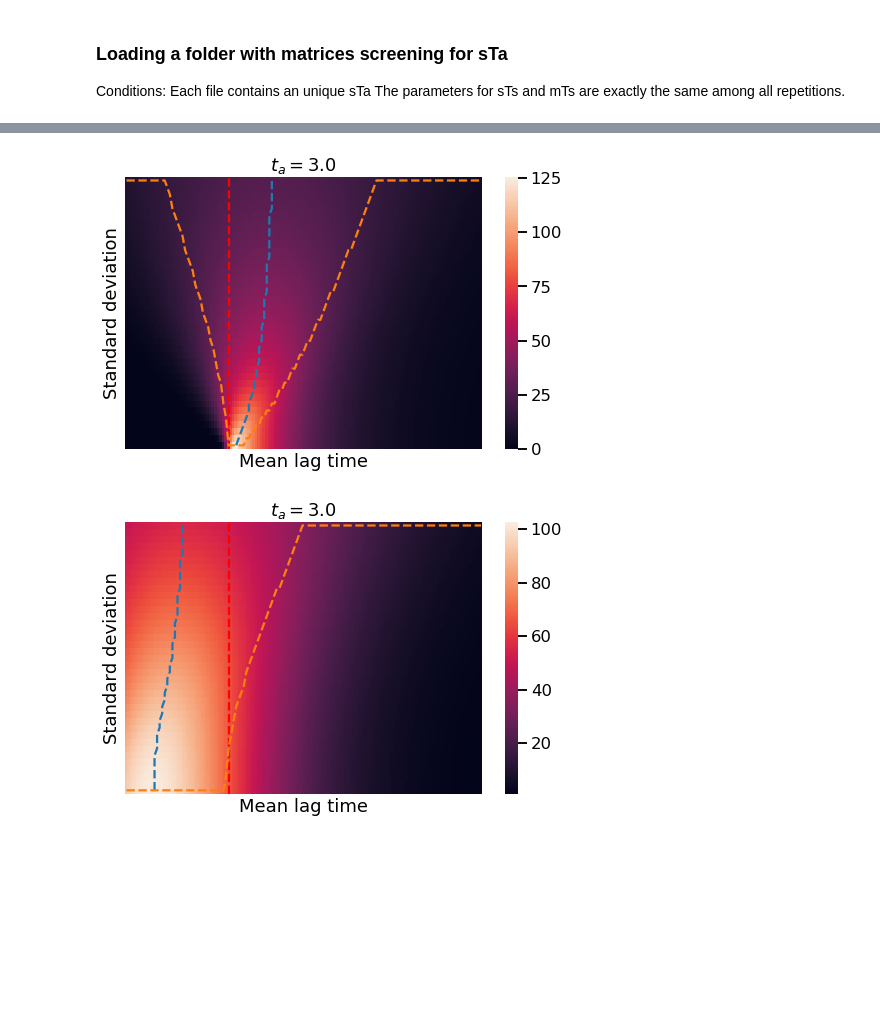
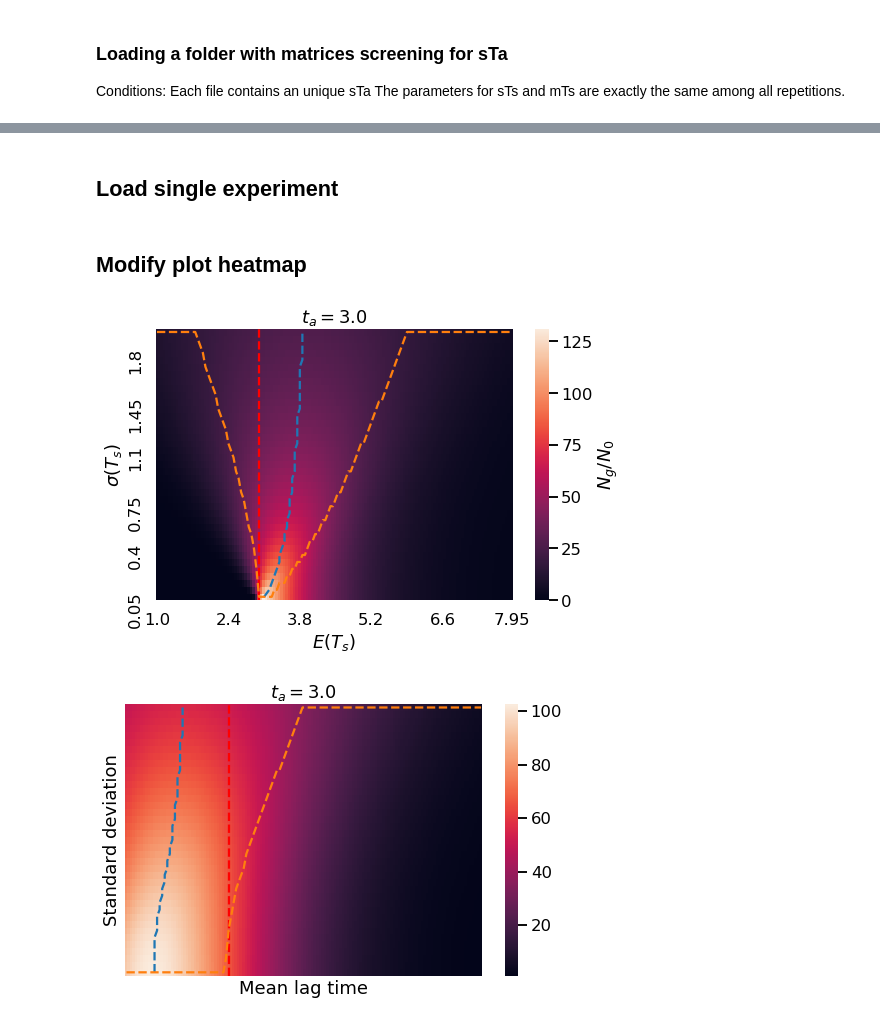
Before and after one commit to gutiloluis/pqe1, a Jupyter notebook: 190416_LoadIntegration.ipynb, the cells around one changed output, grey strips where cells are left out. Drawn from its saved outputs; the diff is of its cells as text; code cells hidden in the pictures; blank space fills up the shorter version.

Commit message:
heatmapsv2 in loadintegration

```diff
--- a/190416_LoadIntegration.ipynb
+++ b/190416_LoadIntegration.ipynb
@@ -69,3 +71,5 @@ for i in range(len(EXP_KEY)):
     meta = load_metadata(EXP_KEY[i], prefix=dir_load, print_meta=False)
     STa[i] = sTa
     NNN[i, :, :] = np.load(dir_load+F_npy[i])
+# %% [markdown]
+## Load single experiment
@@ -95,7 +107,50 @@ def plot_heatmap(MTs, STs, MN, mTa, MTs_step, exp_key = None):
+# %% [markdown]
+## Modify plot heatmap
+# %%
+def plot_heatmap2(MTs, STs, MN, mTa, MTs_step, exp_key = None):
+
+
+    STs_s = [None]*len(STs)
+    n_ticks_s = 5
+    STs_i = np.arange(len(STs))[0::len(STs)//n_ticks_s]
+#     STs_i = np.append(STs_i, len(STs)-1)
+    for i in STs_i:
+        STs_s[i] = str(np.round(STs[i],2))
+
+    MTs_s = [None]*len(MTs)
+    n_ticks_m = 5
+    MTs_i = np.arange(len(MTs))[0::len(MTs)//n_ticks_m]
+    MTs_i = np.append(MTs_i, len(MTs)-1)
+    for i in MTs_i:
+        MTs_s[i] = str(np.round(MTs[i],2))
+
+    #Indices of E(T_s) values for max fitness as a function of std
+    max_MTs_vs_std = np.argmax(MN, axis=0)
+    #Indices of std(T_s) values for max fitness as a function of E(T_s)
+    max_STs_vs_mean = np.argmax(MN, axis=1)
+
+    plt.figure(figsize=(8,5))
+    y_conv = np.arange(len(max_MTs_vs_std))
+    plt.plot(max_MTs_vs_std+0.5, y_conv+0.5, '--')
+    x_conv = np.arange(len(max_STs_vs_mean))
+    plt.plot(x_conv+0.5, max_STs_vs_mean+0.5, '--')
+    ax = sns.heatmap(MN.T, yticklabels=STs_s, xticklabels=MTs_s, cbar_kws={'label': '$N_g/N_0$'})
+    # ax = sns.heatmap(MN.T, yticklabels=False, xticklabels=False)
+    #     plt.locator_params(nbins = 5, tight=)
+    plt.vlines(np.where(abs(MTs-mTa) <= MTs_step/2)[0][0]+0.5, 0,len(y_conv), color='r', linestyles='--')
+    ax.invert_yaxis()
+    ax.tick_params(bottom=False, left=False)
+#     ax.locator_params(axis='y', nbins=6)
+#     ax.locator_params(axis='x', nbins=10)
+    plt.ylabel('$\sigma(T_s)$')
+    plt.xlabel('$E(T_s)$')
+    plt.title('$t_a=$'+str(mTa))
+    # if exp_key:
+    #     plt.savefig('./exp_'+exp_key+'_hmap.png')
 # %%
-plot_heatmap(MTs, STs[1:], NNN[0,:,1:], mTa, MTs_step)
+plot_heatmap2(MTs, STs, NN, mTa, MTs_step)
 # %% [output]
-[figure, old version]
+[figure, new version]
 # %%
 plot_heatmap(MTs, STs[1:], NNN[10,:,1:], mTa, MTs_step)
 # %% [output]
```
Also changed, not shown: parts of 4 cells of this notebook, 3 other files.
